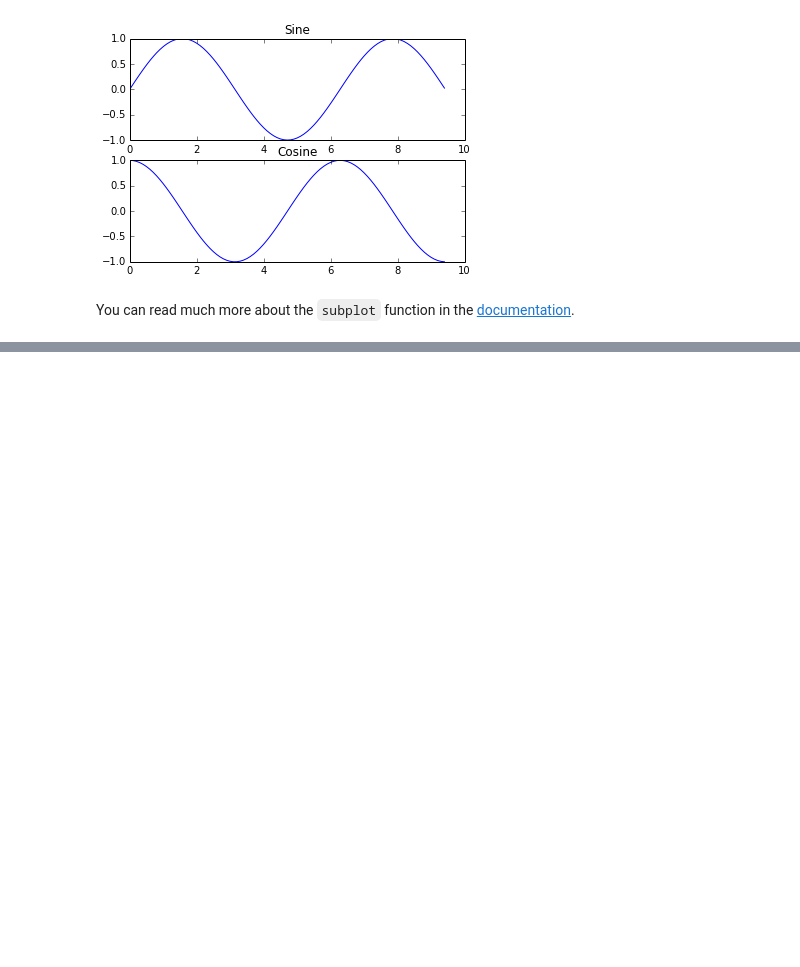
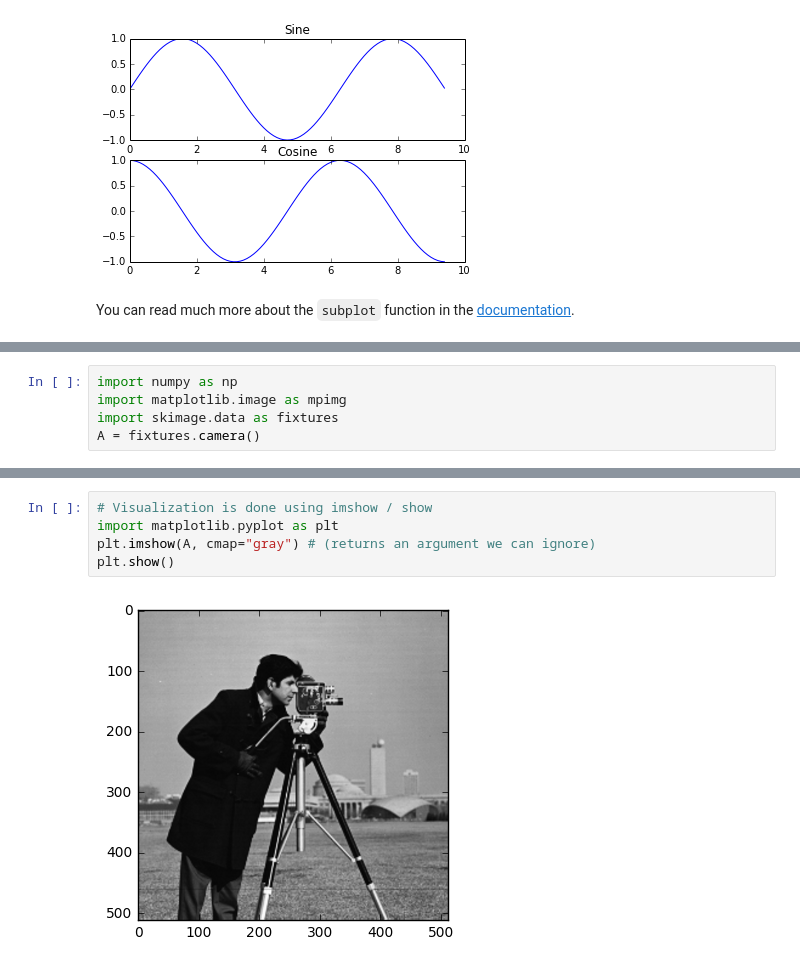
Before and after one commit to iliasmour/crashcourse-python-numpy-scipy, a Jupyter notebook: tutorials/python/cs228-python-tutorial.ipynb, the cells around one changed output, grey strips where cells are left out. Cells and saved outputs as stored; diff of their text form; blank space fills up the shorter version.

Commit message:
Adds cells on opening images

```diff
--- a/tutorials/python/cs228-python-tutorial.ipynb
+++ b/tutorials/python/cs228-python-tutorial.ipynb
@@ -976,0 +979,5 @@ You can read much more about the `subplot` function in the [documentation](http:
+# %%
+import numpy as np
+import matplotlib.image as mpimg
+import skimage.data as fixtures
+A = fixtures.camera()
@@ -976,0 +998,7 @@ You can read much more about the `subplot` function in the [documentation](http:
+# %%
+# Visualization is done using imshow / show
+import matplotlib.pyplot as plt
+plt.imshow(A, cmap="gray") # (returns an argument we can ignore)
+plt.show()
+# %% [output]
+[figure, added]
```
Also changed, not shown: parts of 4 cells of this notebook.
